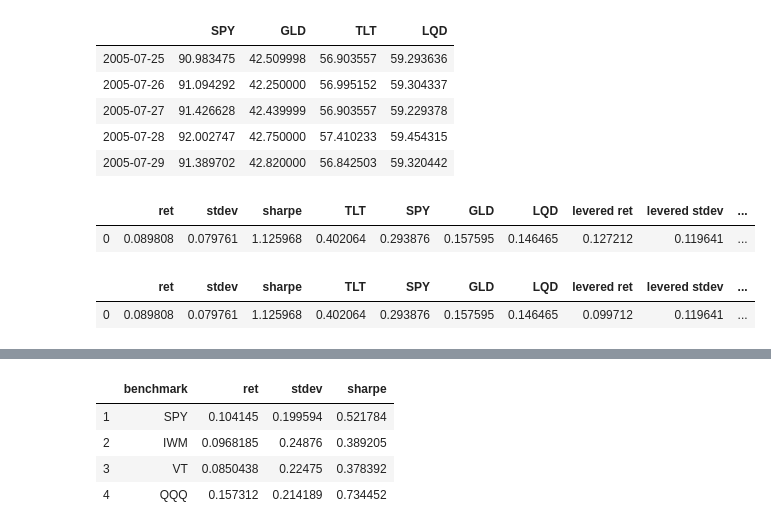
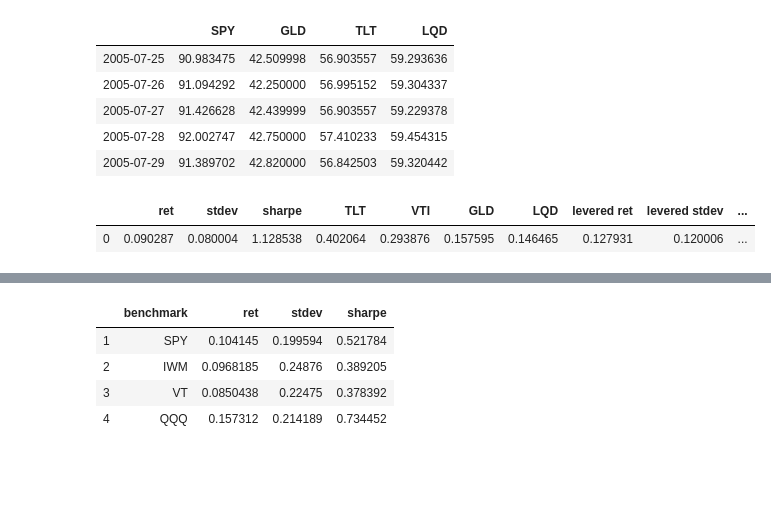
Before and after one commit to albud187/stock_analytics_prediction, a Jupyter notebook: Portfolio Optimization.ipynb, the cells around one changed output, grey strips where cells are left out. Cells and saved outputs as stored; diff of their text form; code cells hidden in the pictures; blank space fills up the shorter version.

```diff
--- a/Portfolio Optimization.ipynb
+++ b/Portfolio Optimization.ipynb
@@ -211,30 +211,15 @@ ticker_df.head()
 | 2005-07-28 | 92.002747 | 42.750000 | 57.410233 | 59.454315 |
 | 2005-07-29 | 91.389702 | 42.820000 | 56.842503 | 59.320442 |
 # %%
-#IB
-portfolio = {'TLT':0.402064, 'SPY':0.293876, 'GLD':0.157595, 'LQD':0.146465}
+portfolio = {'TLT':0.402064, 'VTI':0.293876, 'GLD':0.157595, 'LQD':0.146465}
 start = date.today() - timedelta(days = 3650*1.5)
 end = date.today()
 rf = 0.0
 leverage = 1.5
 margin_int = 0.015
 
 portfolio_DF = portfolio_data(portfolio, start, end, rf, leverage, margin_int)
 portfolio_DF
 # %% [output]
-|  | ret | stdev | sharpe | TLT | SPY | GLD | LQD | levered ret | levered stdev | ... |
-| 0 | 0.089808 | 0.079761 | 1.125968 | 0.402064 | 0.293876 | 0.157595 | 0.146465 | 0.127212 | 0.119641 | ... |
+|  | ret | stdev | sharpe | TLT | VTI | GLD | LQD | levered ret | levered stdev | ... |
+| 0 | 0.090287 | 0.080004 | 1.128538 | 0.402064 | 0.293876 | 0.157595 | 0.146465 | 0.127931 | 0.120006 | ... |
-# %%
-#questrade
-portfolio = {'TLT':0.402064, 'SPY':0.293876, 'GLD':0.157595, 'LQD':0.146465}
-start = date.today() - timedelta(days = 3650*1.5)
-end = date.today()
-rf = 0.0
-leverage = 1.5
-margin_int = 0.07
-
-portfolio_DF = portfolio_data(portfolio, start, end, rf, leverage, margin_int)
-portfolio_DF
-# %% [output]
-|  | ret | stdev | sharpe | TLT | SPY | GLD | LQD | levered ret | levered stdev | ... |
-| 0 | 0.089808 | 0.079761 | 1.125968 | 0.402064 | 0.293876 | 0.157595 | 0.146465 | 0.099712 | 0.119641 | ... |
```
Also changed, not shown: parts of 23 cells of this notebook, 1 other file.
